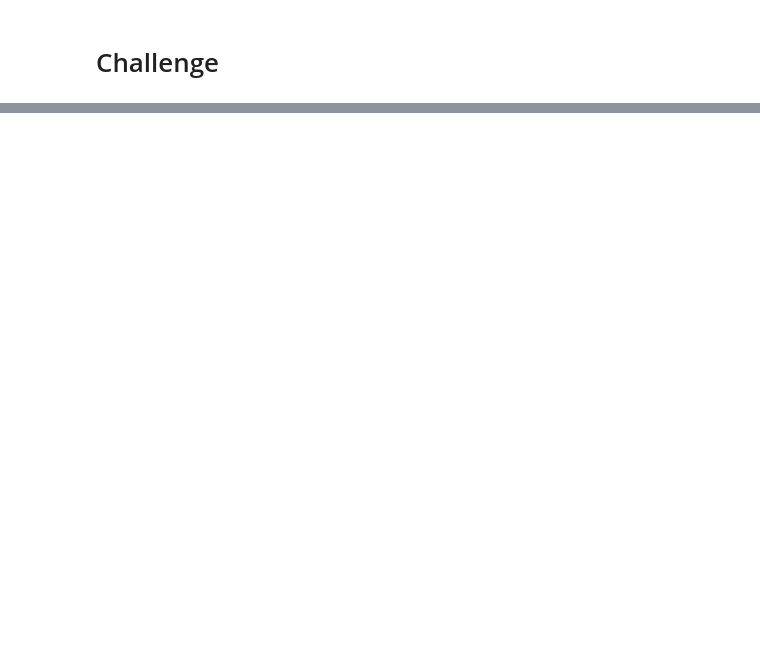
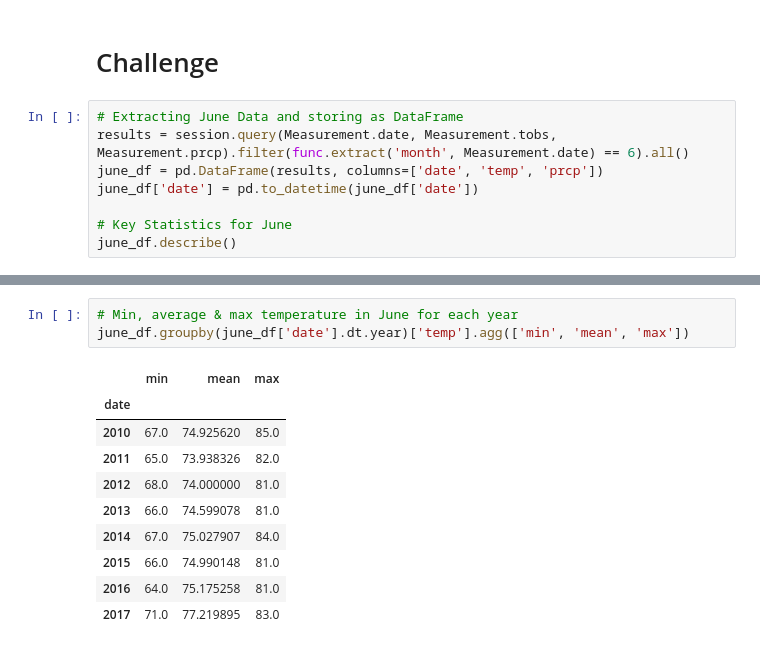
Before and after one commit to TaishiMatsuda/surfs_up, a Jupyter notebook: climate_analysis.ipynb, the cells around one changed output, grey strips where cells are left out. Cells and saved outputs as stored; diff of their text form; blank space fills up the shorter version.

```diff
--- a/climate_analysis.ipynb
+++ b/climate_analysis.ipynb
@@ -120,2 +125,10 @@ Enter End date in YYYY-MM-DD format 2017-02-28
 # %% [markdown]
 # Challenge
+# %%
+# Extracting June Data and storing as DataFrame
+results = session.query(Measurement.date, Measurement.tobs, Measurement.prcp).filter(func.extract('month', Measurement.date) == 6).all()
+june_df = pd.DataFrame(results, columns=['date', 'temp', 'prcp'])
+june_df['date'] = pd.to_datetime(june_df['date'])
+
+# Key Statistics for June
+june_df.describe()
@@ -121,0 +163,14 @@ Enter End date in YYYY-MM-DD format 2017-02-28
+# %%
+# Min, average & max temperature in June for each year
+june_df.groupby(june_df['date'].dt.year)['temp'].agg(['min', 'mean', 'max'])
+# %% [output]
+|  | min | mean | max |
+| date |  |  |  |
+| 2010 | 67.0 | 74.925620 | 85.0 |
+| 2011 | 65.0 | 73.938326 | 82.0 |
+| 2012 | 68.0 | 74.000000 | 81.0 |
+| 2013 | 66.0 | 74.599078 | 81.0 |
+| 2014 | 67.0 | 75.027907 | 84.0 |
+| 2015 | 66.0 | 74.990148 | 81.0 |
+| 2016 | 64.0 | 75.175258 | 81.0 |
+| 2017 | 71.0 | 77.219895 | 83.0 |
```
Also changed, not shown: parts of 7 cells of this notebook, 2 other files.
